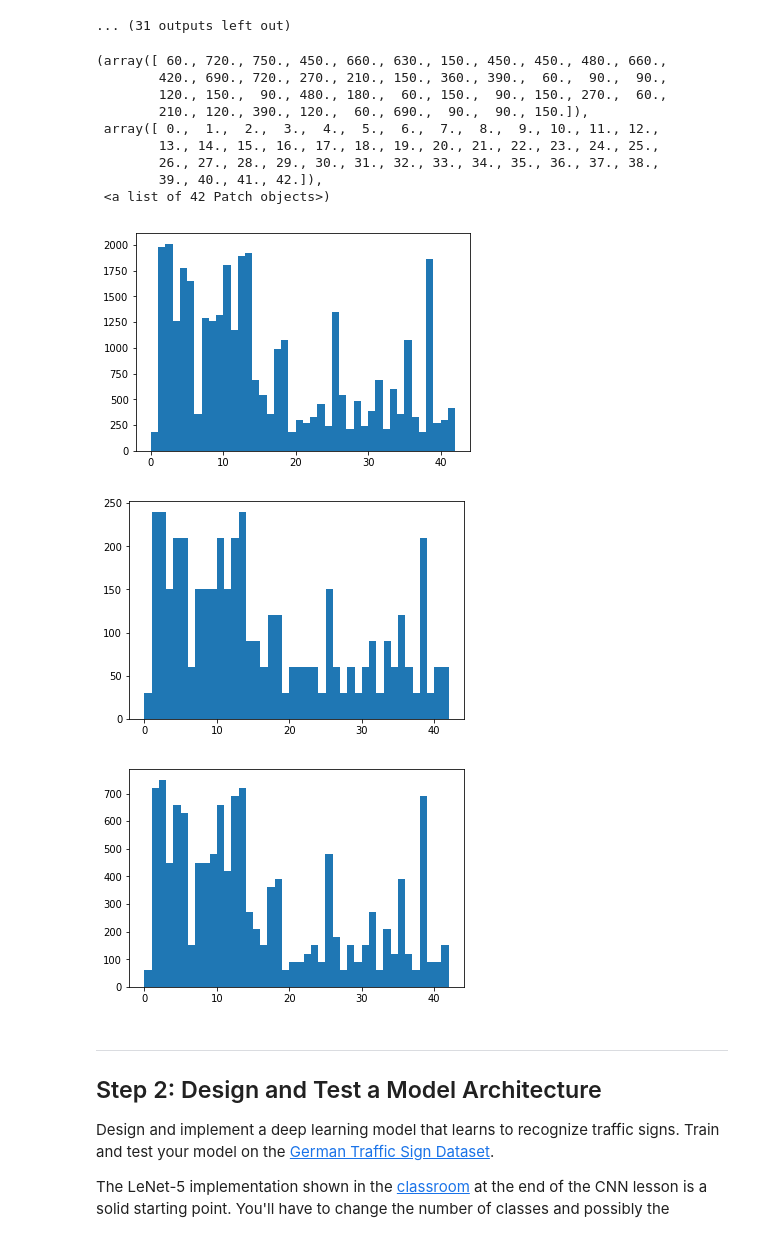
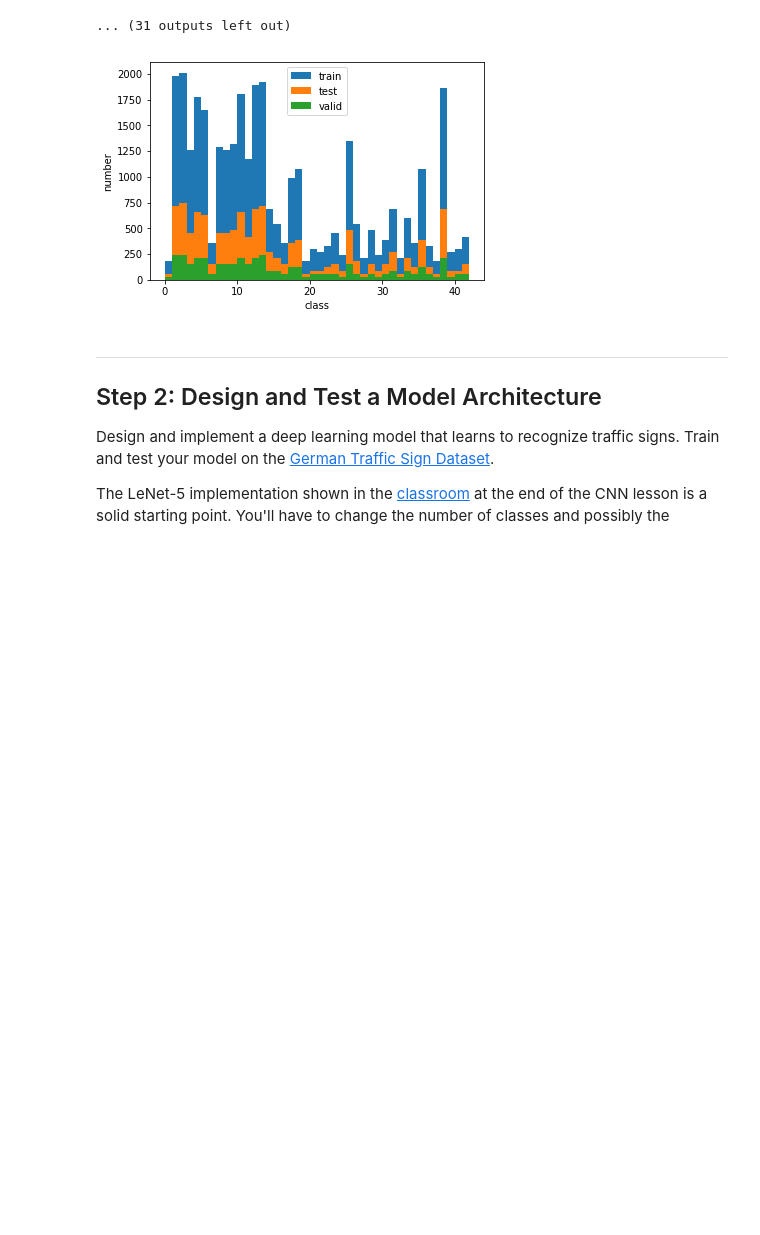
Before and after one commit to ytian81/CarND-Traffic-Sign-Classifier-Project, a Jupyter notebook: Traffic_Sign_Classifier.ipynb, the cells around one changed output. Cells and saved outputs as stored; diff of their text form; code cells hidden in the pictures; blank space fills up the shorter version.

```diff
--- a/Traffic_Sign_Classifier.ipynb
+++ b/Traffic_Sign_Classifier.ipynb
@@ -148,26 +148,15 @@ for index in indices:
 # %%
 # Visualize histogram of train, validation and test set
 plt.figure()
-plt.hist(y_train, bins=n_classes-1)
-
-plt.figure()
-plt.hist(y_valid, bins=n_classes-1)
-
-plt.figure()
-plt.hist(y_test, bins=n_classes-1)
+plt.hist(y_train, bins=n_classes-1, label='train')
+plt.hist(y_test, bins=n_classes-1, label='test')
+plt.hist(y_valid, bins=n_classes-1, label='valid')
+plt.xlabel('class')
+plt.ylabel('number')
+plt.legend()
+plt.savefig('dist.jpg')
 # %% [output]
-(array([ 60., 720., 750., 450., 660., 630., 150., 450., 450., 480., 660.,
-        420., 690., 720., 270., 210., 150., 360., 390.,  60.,  90.,  90.,
-        120., 150.,  90., 480., 180.,  60., 150.,  90., 150., 270.,  60.,
-        210., 120., 390., 120.,  60., 690.,  90.,  90., 150.]),
- array([ 0.,  1.,  2.,  3.,  4.,  5.,  6.,  7.,  8.,  9., 10., 11., 12.,
-        13., 14., 15., 16., 17., 18., 19., 20., 21., 22., 23., 24., 25.,
-        26., 27., 28., 29., 30., 31., 32., 33., 34., 35., 36., 37., 38.,
-        39., 40., 41., 42.]),
- <a list of 42 Patch objects>)
-[figure, old version]
+[figure, new version]
-[figure, removed]
-[figure, removed]
 # %% [markdown]
 ----
 
```
Also changed, not shown: parts of 1 cell of this notebook, 2 other files.
